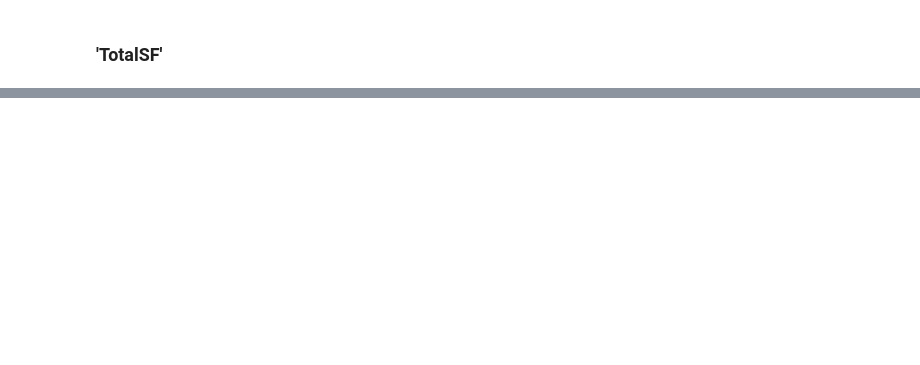
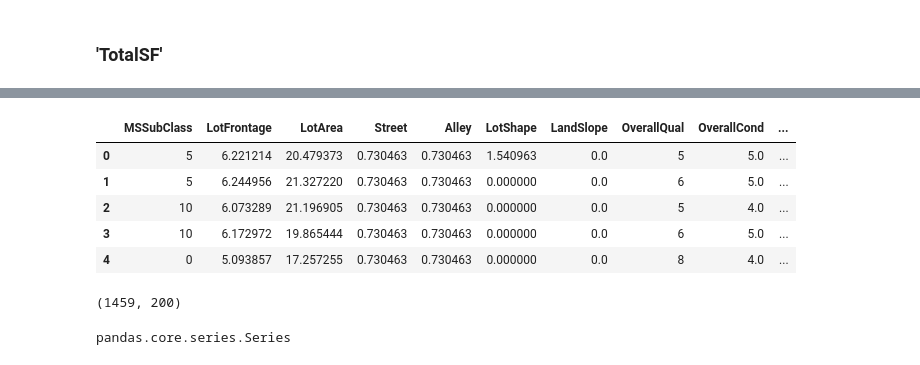
Before and after one commit to albertorekena/house-prices, a Jupyter notebook: 00.-data-processing.ipynb, the cells around one changed output, grey strips where cells are left out. Saved outputs shown, nothing was run; the diff lists cells and outputs as text; code cells hidden in the pictures; blank space fills up the shorter version.

```diff
--- a/00.-data-processing.ipynb
+++ b/00.-data-processing.ipynb
@@ -360,0 +443,19 @@ for df in dict_df.values():
+# %%
+df_test = dict_df['key_df_test']
+
+df_test.head()
+# %% [output]
+|  | MSSubClass | LotFrontage | LotArea | Street | Alley | LotShape | LandSlope | OverallQual | OverallCond | ... |
+| 0 | 5 | 6.221214 | 20.479373 | 0.730463 | 0.730463 | 1.540963 | 0.0 | 5 | 5.0 | ... |
+| 1 | 5 | 6.244956 | 21.327220 | 0.730463 | 0.730463 | 0.000000 | 0.0 | 6 | 5.0 | ... |
+| 2 | 10 | 6.073289 | 21.196905 | 0.730463 | 0.730463 | 0.000000 | 0.0 | 5 | 4.0 | ... |
+| 3 | 10 | 6.172972 | 19.865444 | 0.730463 | 0.730463 | 0.000000 | 0.0 | 6 | 5.0 | ... |
+| 4 | 0 | 5.093857 | 17.257255 | 0.730463 | 0.730463 | 0.000000 | 0.0 | 8 | 4.0 | ... |
+# %%
+df_test.shape
+# %% [output]
+(1459, 200)
+# %%
+type(y)
+# %% [output]
+pandas.core.series.Series
```
Also changed, not shown: parts of 22 cells of this notebook.
